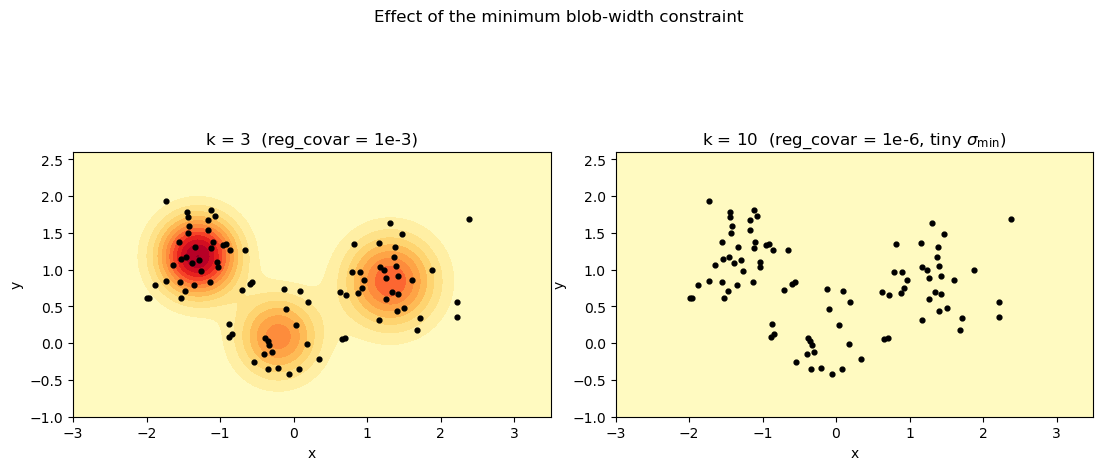
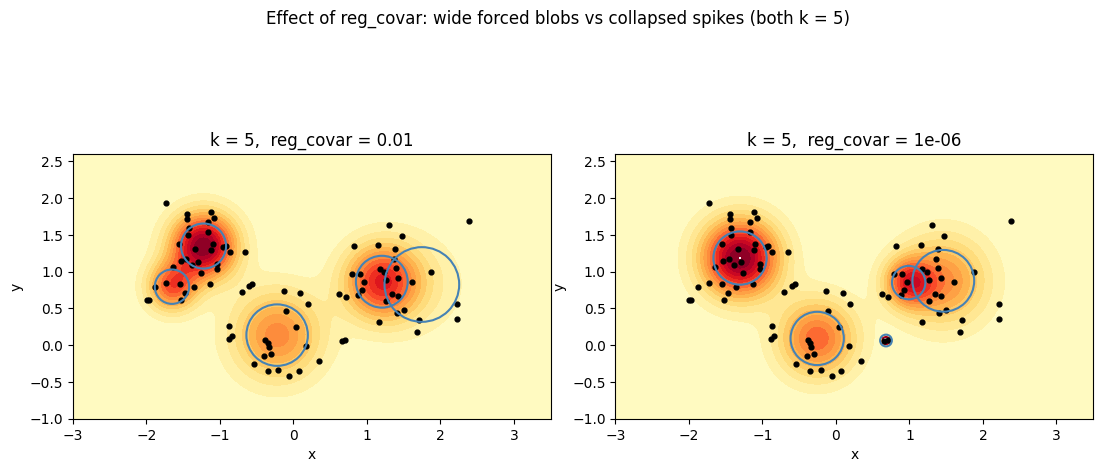
The change to this notebook cell's code, shown as a diff; its figure went from the first image to the second:
--- before
+++ after
@@ -1,25 +1,37 @@
 # Solution
-gm_overfit = fit_mixture(X, k=10, reg_covar=1e-6)
+rc_wide     = 1e-2    # large reg_covar — forces wide blobs
+rc_collapse = 1e-6   # tiny reg_covar — allows collapse
 
-Z_k3      = hoard_score_grid(fitted_gms[3], XX, YY)
-Z_overfit = hoard_score_grid(gm_overfit,    XX, YY)
+gm_wide     = fit_mixture(X, k=5, reg_covar=rc_wide)
+gm_collapse = fit_mixture(X, k=5, reg_covar=rc_collapse)
+
+Z_wide     = hoard_score_grid(gm_wide,     XX, YY)
+Z_collapse = hoard_score_grid(gm_collapse, XX, YY)
+
+levels = np.linspace(0, Z_wide.max(), 16)  # shared colour scale based on left panel
+
+min_circle_r = 0.08   # minimum visible circle radius
 
 fig, axes = plt.subplots(1, 2, figsize=(11, 5))
 
-titles = ['k = 3  (reg_covar = 1e-3)', 'k = 10  (reg_covar = 1e-6, tiny $\\sigma_{\\min}$)']
-for ax, Z, title in zip(axes, [Z_k3, Z_overfit], titles):
-    ax.contourf(XX, YY, Z, levels=15, cmap='YlOrRd')
+for ax, gm, Z, rc in zip(axes,
+                          [gm_wide, gm_collapse],
+                          [Z_wide, Z_collapse],
+                          [rc_wide, rc_collapse]):
+    ax.contourf(XX, YY, Z, levels=levels, cmap='YlOrRd')
     ax.scatter(X[:, 0], X[:, 1], color='k', s=12, zorder=4)
-    ax.set_title(title)
-    ax.set_xlabel('x')
-    ax.set_ylabel('y')
-    ax.set_aspect('equal')
+    for mean, var in zip(gm.means_, gm.covariances_):
+        r = max(np.sqrt(var), min_circle_r)
+        ax.add_patch(plt.Circle(mean, r, fill=False,
+                                edgecolor='steelblue', linewidth=1.5, zorder=5))
+    ax.set_title(f'k = 5,  reg_covar = {rc}')
+    ax.set_xlabel('x'); ax.set_ylabel('y'); ax.set_aspect('equal')
 
-plt.suptitle('Effect of the minimum blob-width constraint', y=1.02)
+plt.suptitle('Effect of reg_covar: wide forced blobs vs collapsed spikes (both k = 5)', y=1.02)
 plt.tight_layout()
 plt.show()
 
-# The overfit density places sharp spikes on individual datapoints.
-# Diggers guided by this map would be directed to the 90 *known* hoard locations —
-# exactly the wrong strategy.  The k=3 density spreads probability mass across the
-# clusters, anticipating new hoards nearby rather than at already-known sites.
+# With large reg_covar the blobs are forced wide, spreading probability mass
+# broadly — useful for anticipating new hoards nearby.  With tiny reg_covar
+# the blobs collapse onto training points: diggers would be sent to
+# already-known locations, exactly the wrong strategy.

Commit: notebook corrections: ch02 polynomial API update, ch03 exercise fixes, ch08 DAG comment fix